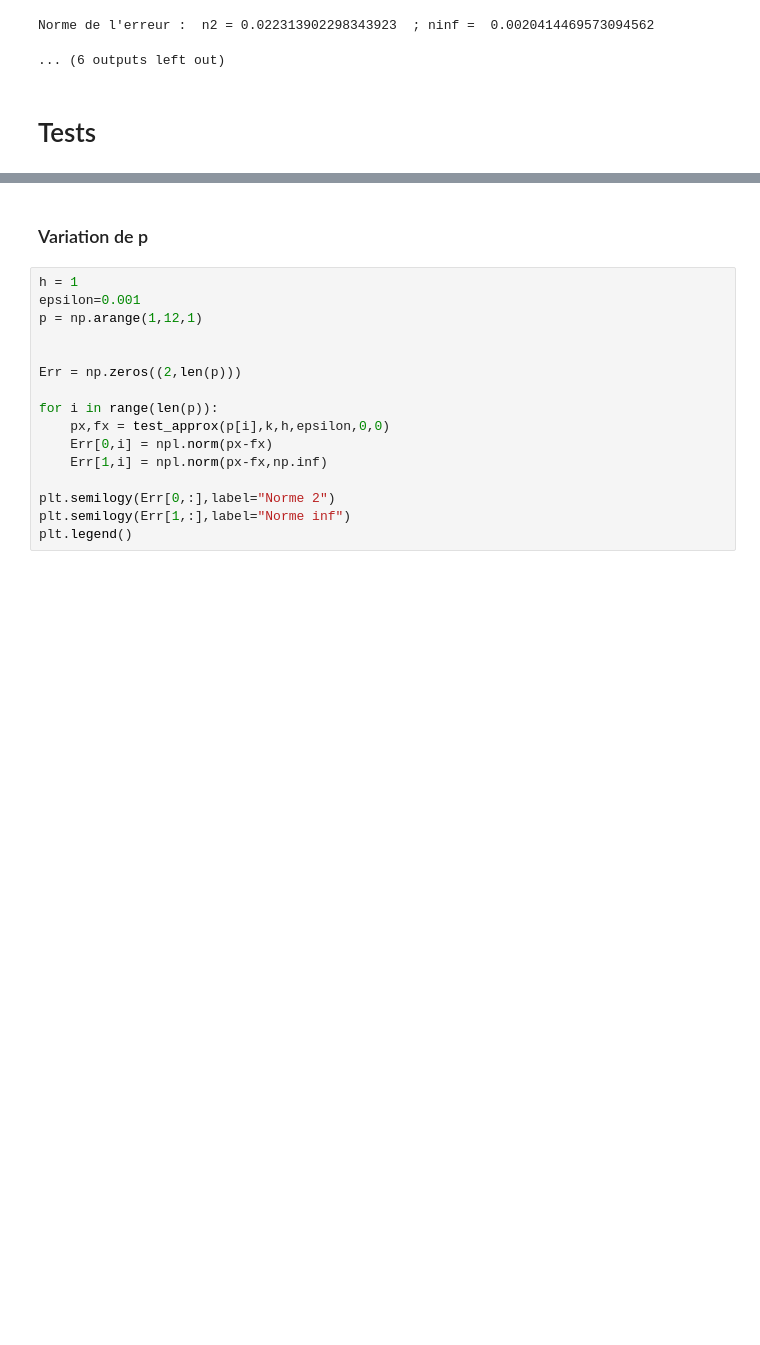
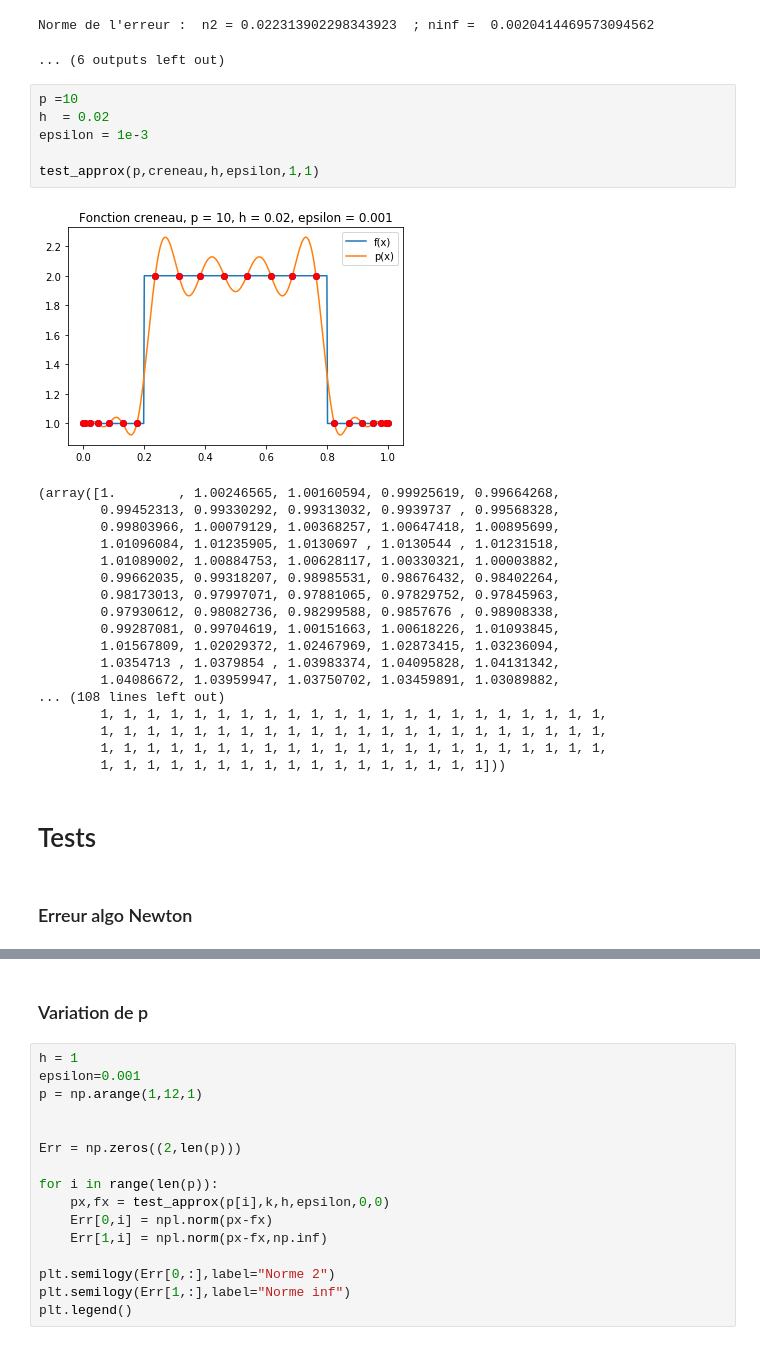
Before and after one commit to gerier/GestionDeProjet4A, a Jupyter notebook: Projet-n=2p+1.ipynb, the cells around one changed output, grey strips where cells are left out. Cells and saved outputs as stored; diff of their text form; blank space fills up the shorter version.

```diff
--- a/Projet-n=2p+1.ipynb
+++ b/Projet-n=2p+1.ipynb
@@ -298,5 +308,32 @@ Norme de l'erreur :  n2 = 0.5742445974432966  ; ninf =  0.05621786559895048
 [figure]
 Norme de l'erreur :  n2 = 0.022313902298343923  ; ninf =  0.0020414469573094562
 ... (6 outputs left out)
+# %%
+p =10
+h  = 0.02
+epsilon = 1e-3
+
+test_approx(p,creneau,h,epsilon,1,1)
+# %% [output]
+[figure, added]
+(array([1.        , 1.00246565, 1.00160594, 0.99925619, 0.99664268,
+        0.99452313, 0.99330292, 0.99313032, 0.9939737 , 0.99568328,
+        0.99803966, 1.00079129, 1.00368257, 1.00647418, 1.00895699,
+        1.01096084, 1.01235905, 1.0130697 , 1.0130544 , 1.01231518,
+        1.01089002, 1.00884753, 1.00628117, 1.00330321, 1.00003882,
+        0.99662035, 0.99318207, 0.98985531, 0.98676432, 0.98402264,
+        0.98173013, 0.97997071, 0.97881065, 0.97829752, 0.97845963,
+        0.97930612, 0.98082736, 0.98299588, 0.9857676 , 0.98908338,
+        0.99287081, 0.99704619, 1.00151663, 1.00618226, 1.01093845,
+        1.01567809, 1.02029372, 1.02467969, 1.02873415, 1.03236094,
+        1.0354713 , 1.0379854 , 1.03983374, 1.04095828, 1.04131342,
+        1.04086672, 1.03959947, 1.03750702, 1.03459891, 1.03089882,
+... (108 lines left out)
+        1, 1, 1, 1, 1, 1, 1, 1, 1, 1, 1, 1, 1, 1, 1, 1, 1, 1, 1, 1, 1, 1,
+        1, 1, 1, 1, 1, 1, 1, 1, 1, 1, 1, 1, 1, 1, 1, 1, 1, 1, 1, 1, 1, 1,
+        1, 1, 1, 1, 1, 1, 1, 1, 1, 1, 1, 1, 1, 1, 1, 1, 1, 1, 1, 1, 1, 1,
+        1, 1, 1, 1, 1, 1, 1, 1, 1, 1, 1, 1, 1, 1, 1, 1, 1]))
 # %% [markdown]
 # Tests
+# %% [markdown]
+### Erreur algo Newton
```
Also changed, not shown: parts of 8 cells of this notebook.
